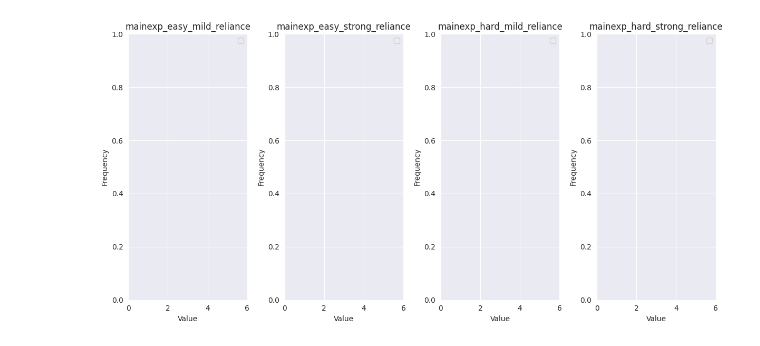
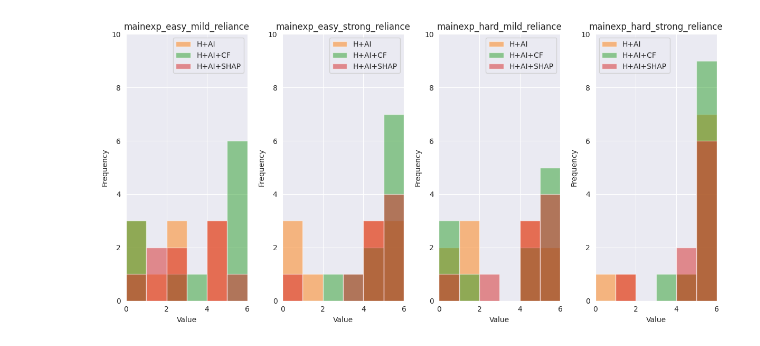
Before and after one commit to jules-leguy/xaipatimg, a Jupyter notebook: notebooks/results_analysis/02.01_db3.1.0_expv1.ipynb, the cells around one changed output. Cells and saved outputs as stored; diff of their text form; code cells hidden in the pictures.

```diff
--- a/notebooks/results_analysis/02.01_db3.1.0_expv1.ipynb
+++ b/notebooks/results_analysis/02.01_db3.1.0_expv1.ipynb
@@ -499,7 +661,9 @@ def extract_times(results_dir, results_filenames_d):
         # Iterating on all results files for the current group
         for filename in filenames_list:
             curr_res_path = os.path.join(results_dir, filename)
-
+            curr_res_d = load_json(curr_res_path)
+            if not curr_res_d["is_completed"]:
+                continue
             res_dict = load_json(curr_res_path)
             total_time, _ = extract_total_times(res_dict)
 
@@ -536,8 +700,11 @@ def extract_quest_results(results_dir, results_filenames_d, protocol_paths_d, qu
         # Iterating on all results files for the current group
         for filename in filenames_list:
             curr_res_path = os.path.join(results_dir, filename)
+            curr_res_d = load_json(curr_res_path)
+            if not curr_res_d["is_completed"]:
+                continue
 
-            # Iterating over all questionnaires keys
+        # Iterating over all questionnaires keys
             for quest_key in quest_keys:
 
                 curr_protocol_d = load_json(protocol_paths_d[group_key])
@@ -546,7 +713,7 @@ def extract_quest_results(results_dir, results_filenames_d, protocol_paths_d, qu
                 except KeyError:
                     continue
 
-                answers_raw, answers_values, quest_times = extract_p_questionnaire_results(load_json(curr_res_path),
+                answers_raw, answers_values, quest_times = extract_p_questionnaire_results(curr_res_d,
                                                                                            quest_key,
                                                                                            protocol_d=curr_protocol_d)
                 if quest_key not in output_res_d[group_key]["raw"]:
@@ -694,9 +902,14 @@ def extract_declared_reliance_data(results_dir, results_filenames_d, protocol_pa
 
             for arr in data["raw"][form_key]:
                 reliance, trust, xai_reliance = process_reliance_list_data(arr)
-                output_d[key_group][form_key]["reliance"].append(reliance)
-                output_d[key_group][form_key]["trust"].append(trust)
-                output_d[key_group][form_key]["xai_reliance"].append(xai_reliance)
+                if reliance is not None:
+                    output_d[key_group][form_key]["reliance"].append(reliance)
+
+                if trust is not None:
+                    output_d[key_group][form_key]["trust"].append(trust)
+
+                if xai_reliance is not None:
+                    output_d[key_group][form_key]["xai_reliance"].append(xai_reliance)
 
     return output_d
 # %%
@@ -732,7 +945,7 @@ def get_data_for_reliance_plots(processed_reliance_data, target_key):
 
     return output_d
 
-def plot_grouped_histograms(data, xlim, bins=20, alpha=0.5, figsize=(12, 6)):
+def plot_grouped_histograms(data, xlim, ylim=None, alpha=0.5, figsize=(12, 6), bins=None):
     """
     Plots histograms for nested group data.
 
@@ -764,13 +977,15 @@ def plot_grouped_histograms(data, xlim, bins=20, alpha=0.5, figsize=(12, 6)):
             if subgroup in group_dict:
                 values = group_dict[subgroup]
                 if values:  # skip empty lists
-                    ax.hist(values, bins=bins, alpha=alpha,
-                            label=group_name, color=color_map[group_name])
+                    ax.hist(values, alpha=alpha,
+                            label=group_name, color=color_map[group_name], bins=bins)
 
         ax.set_title(subgroup)
         ax.set_xlabel("Value")
         ax.set_ylabel("Frequency")
         ax.set_xlim(xlim)
+        if ylim is not None:
+            ax.set_ylim(ylim)
         ax.legend()
 
     plt.tight_layout()
@@ -801,5 +1016,5 @@ declared_reliance_plot_data
 # %%
-plot_grouped_histograms(declared_reliance_plot_data, bins=100, xlim=(0, 6), figsize=(12, 6))
+plot_grouped_histograms(declared_reliance_plot_data, xlim=(0, 6), ylim=(0, 10), figsize=(12, 6), bins=np.arange(7))
 # %% [output]
-[figure, old version]
+[figure, new version]
 # %%
```
Also changed, not shown: parts of 46 cells of this notebook, 2 other files.
